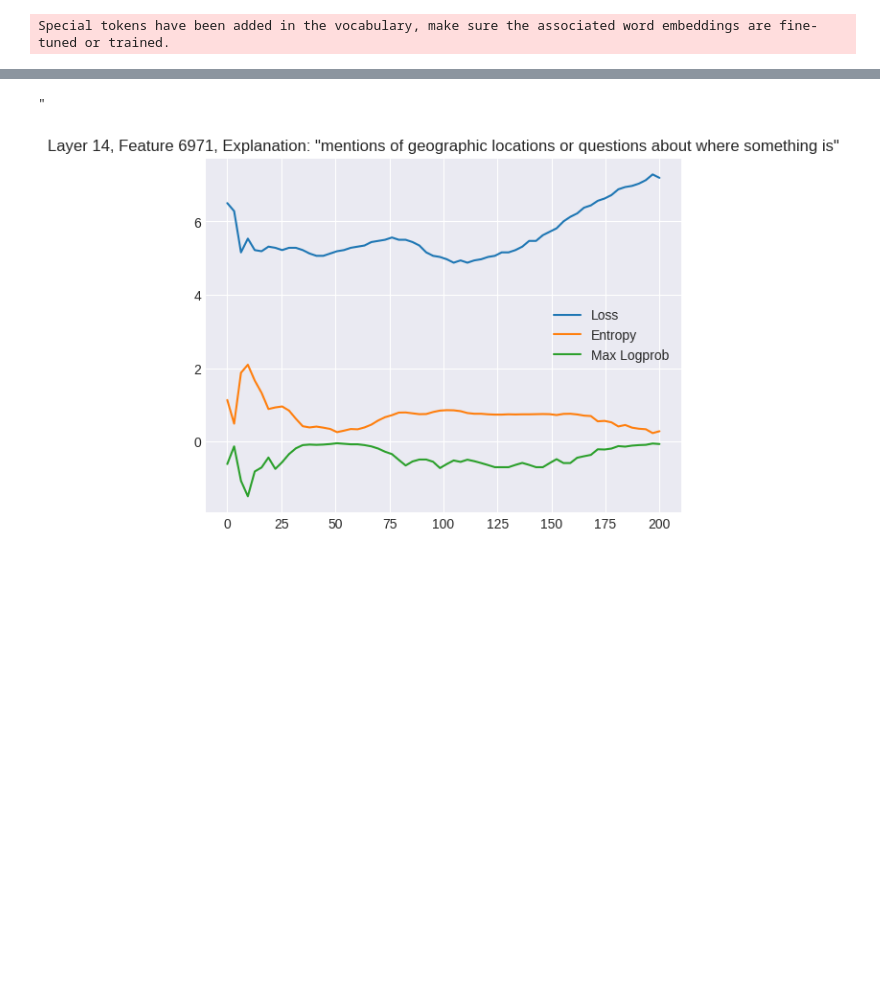
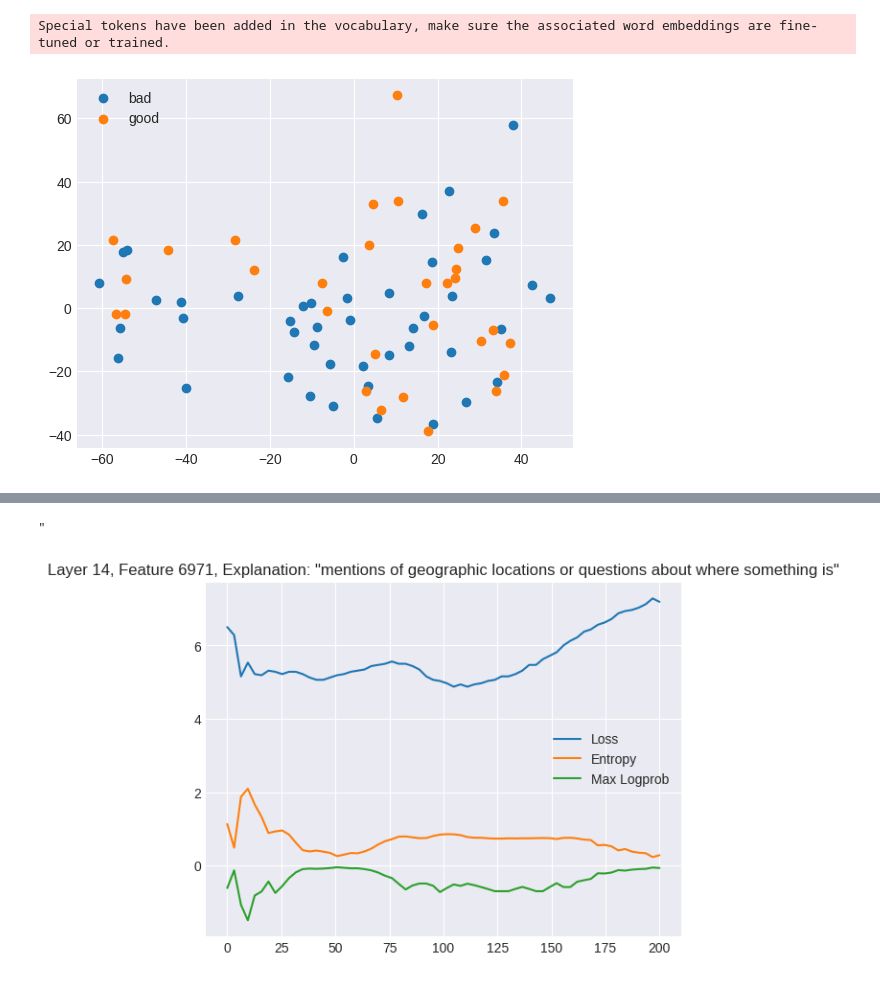
Before and after one commit to neverix/micrlhf-progress, a Jupyter notebook: sprint/self_explanation_scale.ipynb, the cells around one changed output, grey strips where cells are left out. Cells and saved outputs as stored; diff of their text form; code cells hidden in the pictures; blank space fills up the shorter version.

```diff
--- a/sprint/self_explanation_scale.ipynb
+++ b/sprint/self_explanation_scale.ipynb
@@ -28,12 +28,12 @@ tokenizer.padding_side = "right"
 # %% [output]
 Special tokens have been added in the vocabulary, make sure the associated word embeddings are fine-tuned or trained.
 # %%
-from micrlhf.utils.activation_manipulation import replace_activation
+from micrlhf.utils.activation_manipulation import replace_activation, collect_activations
 
-def benchmark_vector(vector, tokens, model, positions, replacement_layer):
-    act_rep = replace_activation(model, vector, positions, layer=replacement_layer)
-
-    return act_rep(tokens)
+def benchmark_vector(vector, tokens, model, positions, replacement_layer, layer=24):
+    act_rep = collect_activations(replace_activation(model, vector, positions, layer=replacement_layer))
+    logits, residuals = act_rep(tokens)
+    return logits, residuals[layer].value
 # %%
 def tokens_to_inputs(tokens):
     token_array = jnp.asarray(tokens)
@@ -110,0 +163,14 @@ feature_dataset = load_dataset("kisate-team/feature-explanations", split="train"
+# %%
+from matplotlib import pyplot as plt
+from sklearn.decomposition import PCA
+
+
+plt.style.use('seaborn-v0_8-darkgrid')
+ab = np.concatenate([a_resids, b_resids], axis=0)
+abxy = PCA(n_components=2).fit_transform(ab)
+plt.scatter(*abxy[:len(a_resids)].T, label="bad")
+plt.scatter(*abxy[len(a_resids):].T, label="good")
+plt.legend()
+plt.show()
+# %% [output]
+[figure, added]
```
Also changed, not shown: parts of 10 cells of this notebook, 3 other files.
